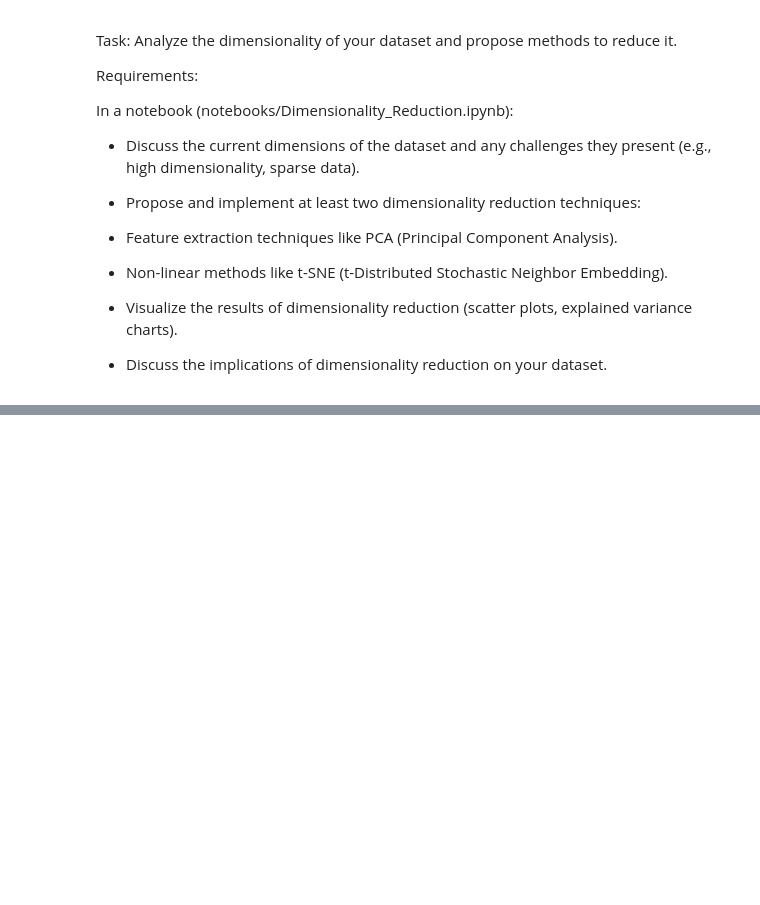
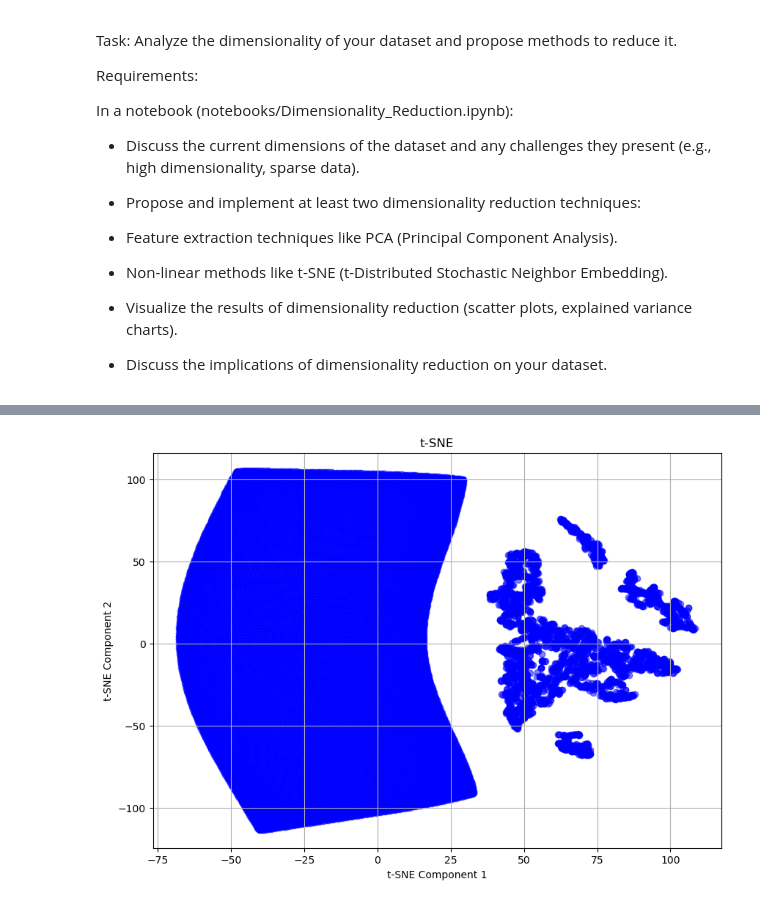
Before and after one commit to UW-MLGEO/MLGEO2024_SnowDepth, a Jupyter notebook: notebooks/Dimensionality_Reduction.ipynb, the cells around one changed output, grey strips where cells are left out. Cells and saved outputs as stored; diff of their text form; code cells hidden in the pictures; blank space fills up the shorter version.

```diff
--- a/notebooks/Dimensionality_Reduction.ipynb
+++ b/notebooks/Dimensionality_Reduction.ipynb
@@ -40,0 +159,17 @@ In a notebook (notebooks/Dimensionality_Reduction.ipynb):
+# %%
+from sklearn.manifold import TSNE
+# Assuming df_pca is the PCA-transformed data you obtained earlier
+# Apply t-SNE
+tsne = TSNE(n_components=2, random_state=42, perplexity=30, n_iter=1000)
+df_tsne = tsne.fit_transform(df_pca)
+# %%
+# Plot the t-SNE results
+plt.figure(figsize=(10, 7))
+plt.scatter(df_tsne[:, 0], df_tsne[:, 1], c='blue', alpha=0.5)
+plt.xlabel('t-SNE Component 1')
+plt.ylabel('t-SNE Component 2')
+plt.title('t-SNE')
+plt.grid(True)
+plt.show()
+# %% [output]
+[figure, added]
```
Also changed, not shown: parts of 13 cells of this notebook, 7 other files.
